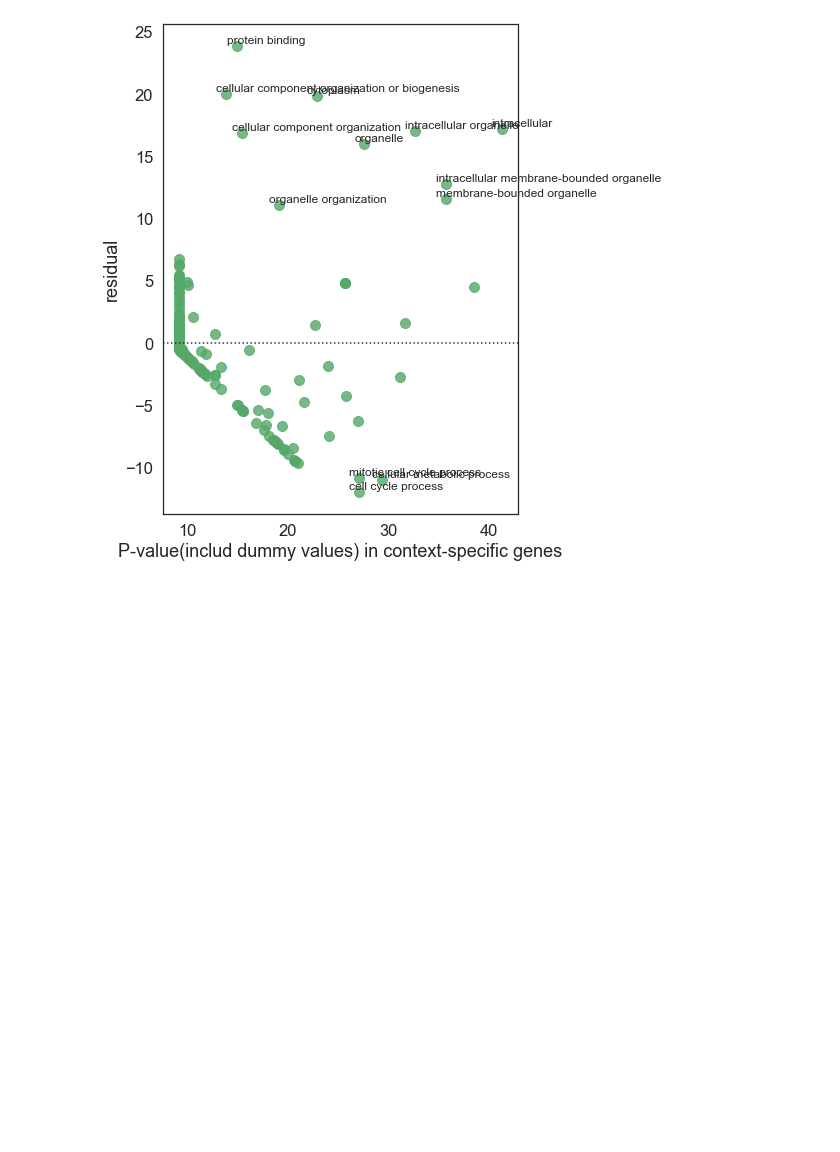
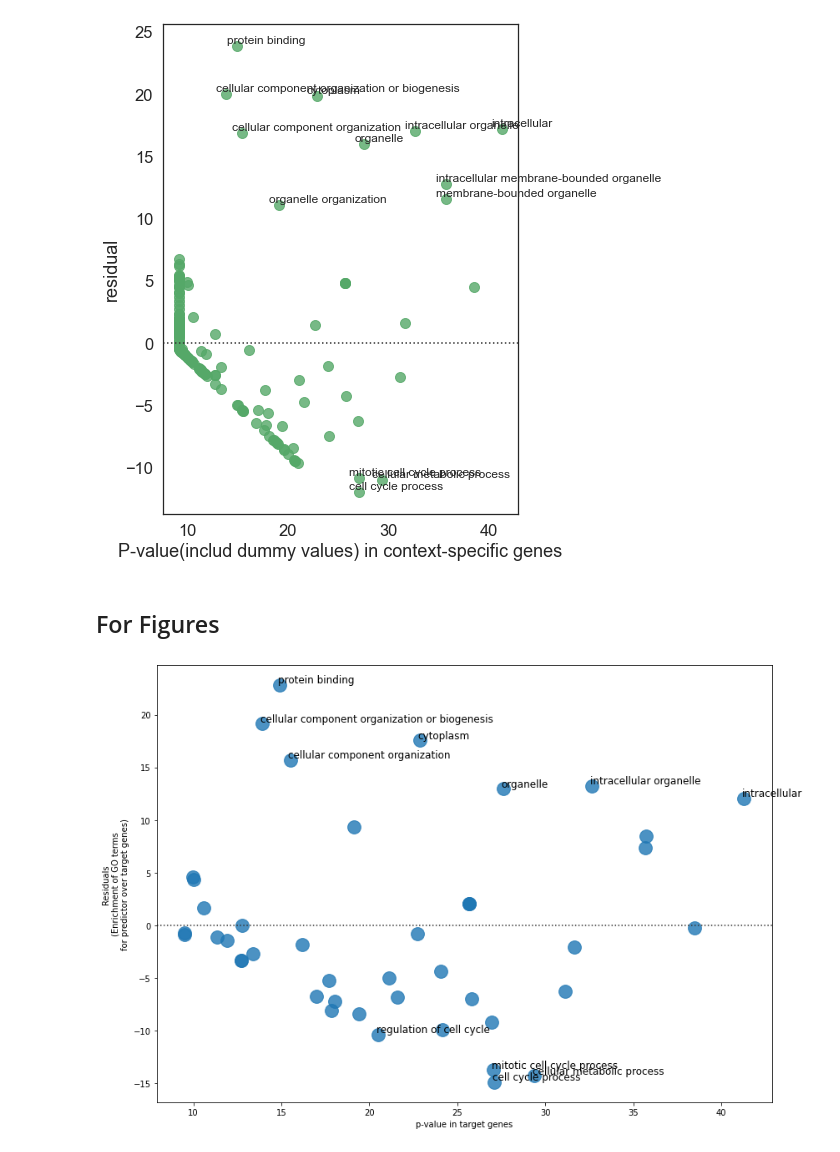
Before and after one commit to pritchardlabatpsu/cga_app, a Jupyter notebook: notebooks/R2b-gprofiler_compare-YR.ipynb, the cells around one changed output. Drawn from its saved outputs; the diff is of its cells as text; code cells hidden in the pictures; blank space fills up the shorter version.

Commit message:
add figure-ready code for gprofiler compare

```diff
--- a/notebooks/R2b-gprofiler_compare-YR.ipynb
+++ b/notebooks/R2b-gprofiler_compare-YR.ipynb
@@ -148,3 +148,39 @@ plt.show()
 # %% [output]
 The set_offset_position function was deprecated in Matplotlib 3.3 and will be removed two minor releases later.
 [figure]
+# %% [markdown]
+## For Figures
+# %%
+import pandas as pd
+import seaborn as sns
+import numpy as np
+import matplotlib.pyplot as plt
+
+df_target = pd.read_csv('../manuscript/figures_manual/gprofiler/raw/target_gores.csv')
+df_predictor = pd.read_csv('../manuscript/figures_manual/gprofiler/raw/predictor_gores.csv')
+
+topN = 100
+df_target_top = df_target.sort_values('p_value').iloc[:topN]
+df_predictor_top = df_predictor.sort_values('p_value').iloc[:topN]
+df_target_top.columns = df_target_top.columns + '_target'
+df_predictor_top.columns = df_predictor_top.columns + '_predictor'
+
+def annotate_text(ax, df):
+    for xval, yval in ax.collections[0].get_offsets().data:
+        if yval > 10 or yval < -10:
+            term_name = df[df['p_value_target'] == xval]['term_name_target'].values[0]
+            ax.annotate(term_name, (xval-0.1, yval+0.2), fontsize=12)
+# %%
+# of top 100 terms, get common terms between target and predictor
+df_common = df_target_top.merge(df_predictor_top, left_on='term_name_target', right_on='term_name_predictor', how='inner')
+df_common[['p_value_target', 'p_value_predictor']] = df_common[['p_value_target', 'p_value_predictor']].apply(lambda x: -np.log10(x))
+
+# residual plot
+plt.figure(figsize=(12,8))
+ax = sns.residplot(x='p_value_target', y='p_value_predictor', data=df_common, scatter_kws={"s": 250})
+ax.set(ylabel='Residuals\n(Enrichment of GO terms\nfor predictor over target genes)', xlabel='p-value in target genes');
+annotate_text(ax, df_common)
+plt.tight_layout()
+plt.show()
+# %% [output]
+[figure, added]
```
Also changed, not shown: parts of 1 cell of this notebook.
